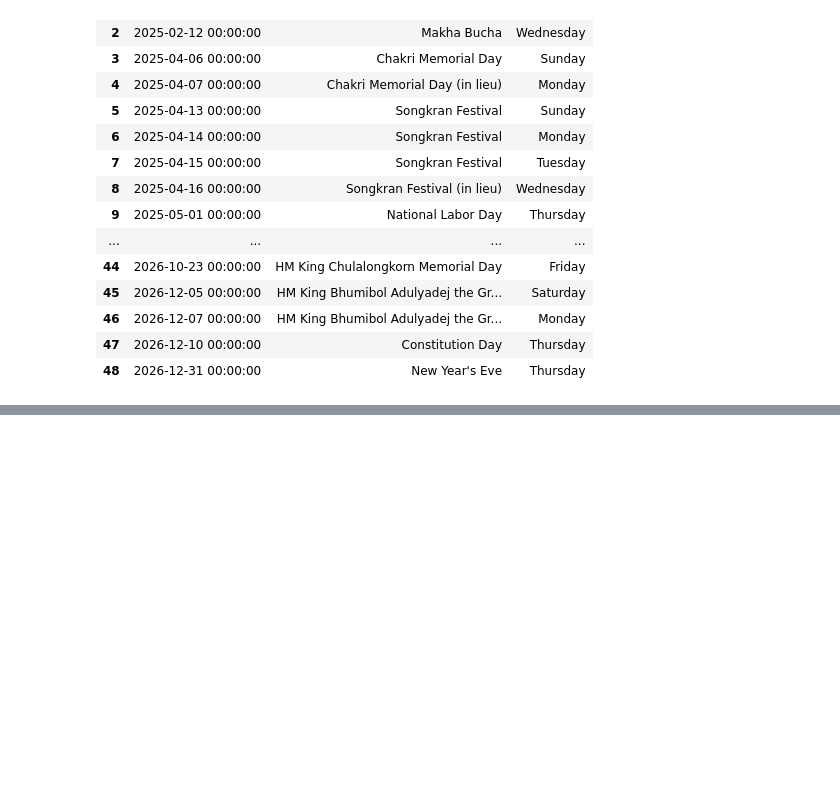
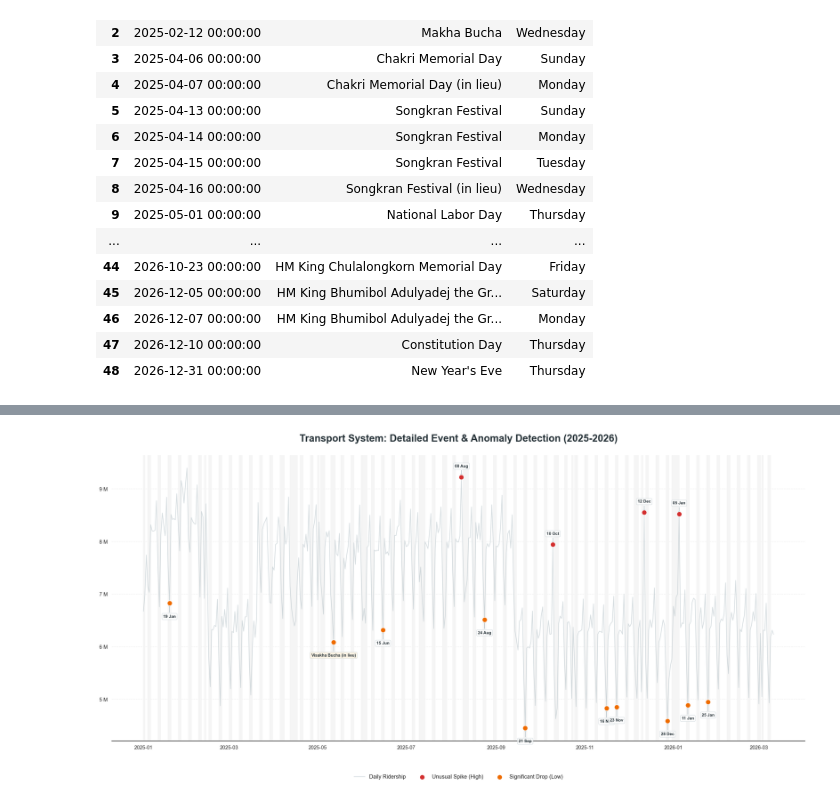
Before and after one commit to Theerat22/superAI, a Jupyter notebook: mini-hack1/transport.ipynb, the cells around one changed output, grey strips where cells are left out. Cells and saved outputs as stored; diff of their text form; code cells hidden in the pictures; blank space fills up the shorter version.

Commit message:
holiday

```diff
--- a/mini-hack1/transport.ipynb
+++ b/mini-hack1/transport.ipynb
@@ -18,10 +18,6 @@ warnings.filterwarnings('ignore')
 
 # ดาวน์โหลดฟอนต์ภาษาไทย (Sukhumvit-Medium)
 !curl -L -o SukhumvitSet-Medium.ttf https://github.com/bluenex/baansuan_prannok/raw/master/fonts/sukhumvit-set/SukhumvitSet-Medium.ttf
-#เพิ่มฟอนต์เข้าไปในระบบ
-mpl.font_manager.fontManager.addfont('SukhumvitSet-Medium.ttf')
-mpl.rc('font', family='SukhumvitSet-Medium', size=16)
-sns.set_theme(style="whitegrid", font="SukhumvitSet-Medium")
 
 # ตั้งค่า style
 plt.rcParams['figure.dpi'] = 120
@@ -929,0 +1112,84 @@ holidays_df.style.set_properties(**{'text-align': 'left'})\
+# %%
+df_all['วันที่'] = pd.to_datetime(df_all['วันที่'])
+daily_df = df_all.groupby('วันที่')['ปริมาณ'].sum().reset_index().sort_values('วันที่')
+
+# ดึงข้อมูลวันหยุดไทย ปี 2025-2026
+th_holidays = holidays.Thailand(years=[2025, 2026])
+daily_df['holiday_name'] = daily_df['วันที่'].apply(lambda x: th_holidays.get(x))
+daily_df['is_holiday'] = daily_df['holiday_name'].notna()
+
+# --- 2. คำนวณ Anomaly ด้วย Rolling Z-Score (Window 7 วัน) ---
+window = 21
+daily_df['rolling_mean'] = daily_df['ปริมาณ'].rolling(window=window, center=True).mean()
+daily_df['rolling_std'] = daily_df['ปริมาณ'].rolling(window=window, center=True).std()
+daily_df['z_score'] = (daily_df['ปริมาณ'] - daily_df['rolling_mean']) / daily_df['rolling_std']
+
+threshold_high = 2.0
+threshold_low = 2.0
+
+daily_df['is_anomaly'] = (daily_df['z_score'] > threshold_high) | (daily_df['z_score'] < -threshold_low)
+daily_df['anomaly_type'] = 'Normal'
+daily_df.loc[(daily_df['is_anomaly']) & (daily_df['z_score'] > 0), 'anomaly_type'] = 'Spike'
+daily_df.loc[(daily_df['is_anomaly']) & (daily_df['z_score'] < 0), 'anomaly_type'] = 'Drop'
+
+# --- 3. การสร้าง Visualization ---
+plt.figure(figsize=(22, 11))
+sns.set_style("white")
+
+# A. วาดแถบสีพื้นหลังสำหรับวันหยุด/เสาร์-อาทิตย์
+for d in daily_df['วันที่']:
+    if th_holidays.get(d) or d.weekday() >= 5:
+        plt.axvspan(d, d + pd.Timedelta(days=1), color='#f5f5f5', zorder=1)
+
+# B. วาดเส้นข้อมูลหลัก
+plt.plot(daily_df['วันที่'], daily_df['ปริมาณ'], color='#b0bec5', linewidth=1.5,
+         label='Daily Ridership', alpha=0.5, zorder=2)
+
+# C. วาดจุด Anomaly
+spikes = daily_df[daily_df['anomaly_type'] == 'Spike']
+drops = daily_df[daily_df['anomaly_type'] == 'Drop']
+
+plt.scatter(spikes['วันที่'], spikes['ปริมาณ'], color='#d32f2f', s=120, edgecolors='white',
+            label='Unusual Spike (High)', zorder=6)
+plt.scatter(drops['วันที่'], drops['ปริมาณ'], color='#ef6c00', s=120, edgecolors='white',
+            label='Significant Drop (Low)', zorder=6)
+
+# D. ส่วนที่ปรับปรุง: ใส่ป้ายระบุชื่อเทศกาลหรือวันที่สำหรับ "ทุกจุด" ที่เป็น Anomaly
+for i, row in daily_df[daily_df['is_anomaly']].iterrows():
+    # กำหนดข้อความ: ถ้ามีชื่อวันหยุดให้ใช้ชื่อ ถ้าไม่มีให้ใช้วันที่
+    if pd.notna(row['holiday_name']):
+        label_text = row['holiday_name']
+        box_color = '#e8f5e9' if row['anomaly_type'] == 'Spike' else '#fff3e0'
+    else:
+        label_text = row['วันที่'].strftime('%d %b') # เช่น 15 Oct
+        box_color = 'white'
+
+    # แยกทิศทางการวางป้าย (Spike ไว้ข้างบน, Drop ไว้ข้างล่าง)
+    y_offset = 20 if row['anomaly_type'] == 'Spike' else -25
+    va_type = 'bottom' if row['anomaly_type'] == 'Spike' else 'top'
+
+    plt.annotate(label_text,
+                 (row['วันที่'], row['ปริมาณ']),
+                 textcoords="offset points",
+                 xytext=(0, y_offset),
+                 ha='center',
+                 va=va_type,
+                 fontsize=9,
+                 fontweight='bold',
+                 color='#263238',
+                 arrowprops=dict(arrowstyle='->', color='#90a4ae', lw=0.8),
+                 bbox=dict(boxstyle='round,pad=0.3', fc=box_color, ec='#cfd8dc', alpha=0.8))
+
+# E. ปรับแต่งแกนและ Label
+ax = plt.gca()
+ax.yaxis.set_major_formatter(ticker.EngFormatter())
+plt.title('Transport System: Detailed Event & Anomaly Detection (2025-2026)',
+          fontsize=22, pad=30, fontweight='bold', color='#263238')
+
+plt.legend(loc='upper center', bbox_to_anchor=(0.5, -0.1), ncol=4, frameon=False, fontsize=12)
+plt.grid(axis='y', linestyle='--', alpha=0.3)
+sns.despine(left=True)
+plt.tight_layout()
+plt.show()
+# %% [output]
+[figure, added]
```
Also changed, not shown: parts of 12 cells of this notebook.
